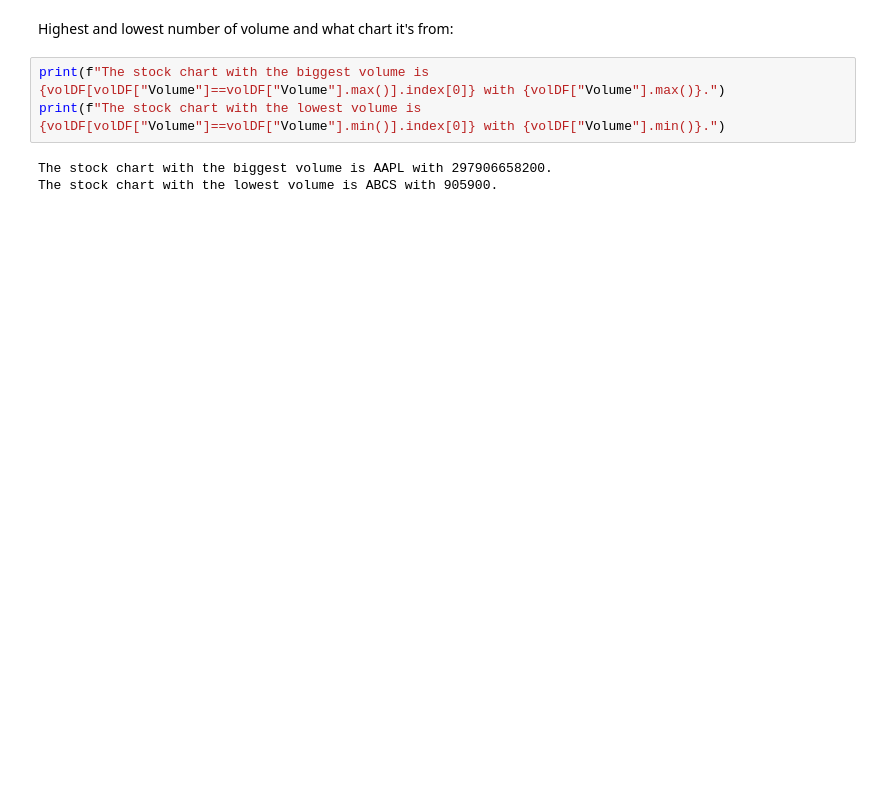
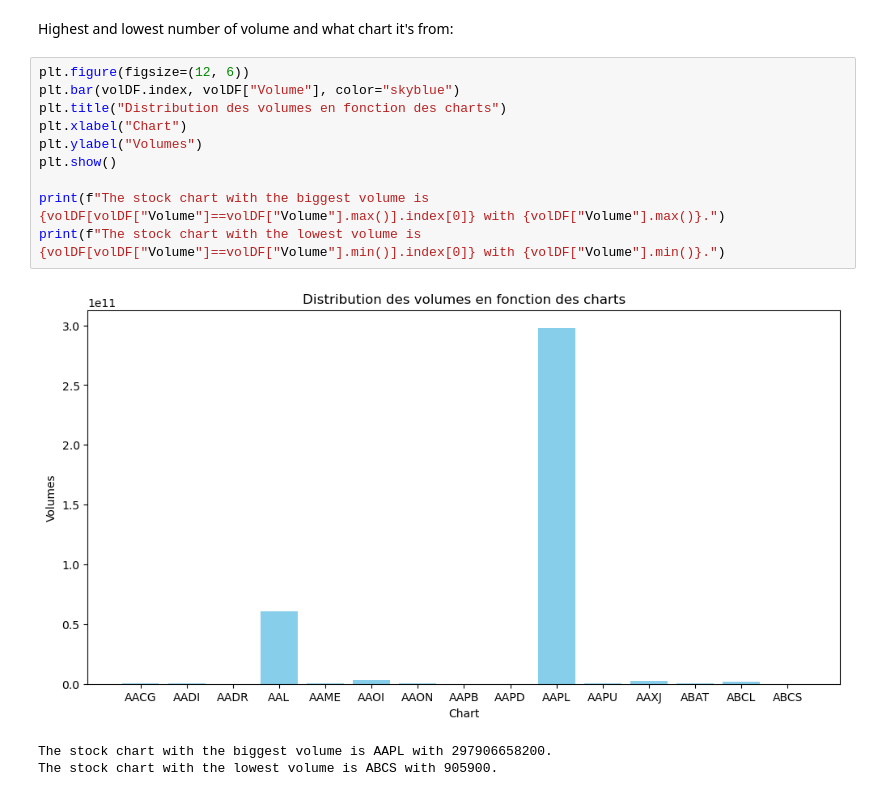
Before and after one commit to AugustinSamier/BigDataFrameworks, a Jupyter notebook: Project.ipynb, the cells around one changed output. Cells and saved outputs as stored; diff of their text form; blank space fills up the shorter version.

Commit message:
Rangement + vis de la distri

```diff
--- a/Project.ipynb
+++ b/Project.ipynb
@@ -154,8 +168,16 @@ Index(['AACG', 'AADI', 'AADR', 'AAL', 'AAME', 'AAOI', 'AAON', 'AAPB', 'AAPD',
 # %% [markdown]
 Highest and lowest number of volume and what chart it's from:
 # %%
+plt.figure(figsize=(12, 6))
+plt.bar(volDF.index, volDF["Volume"], color="skyblue")
+plt.title("Distribution des volumes en fonction des charts")
+plt.xlabel("Chart")
+plt.ylabel("Volumes")
+plt.show()
+
 print(f"The stock chart with the biggest volume is {volDF[volDF["Volume"]==volDF["Volume"].max()].index[0]} with {volDF["Volume"].max()}.")
 print(f"The stock chart with the lowest volume is {volDF[volDF["Volume"]==volDF["Volume"].min()].index[0]} with {volDF["Volume"].min()}.")
 # %% [output]
+[figure, added]
 The stock chart with the biggest volume is AAPL with 297906658200.
 The stock chart with the lowest volume is ABCS with 905900.
```
Also changed, not shown: parts of 10 cells of this notebook.
